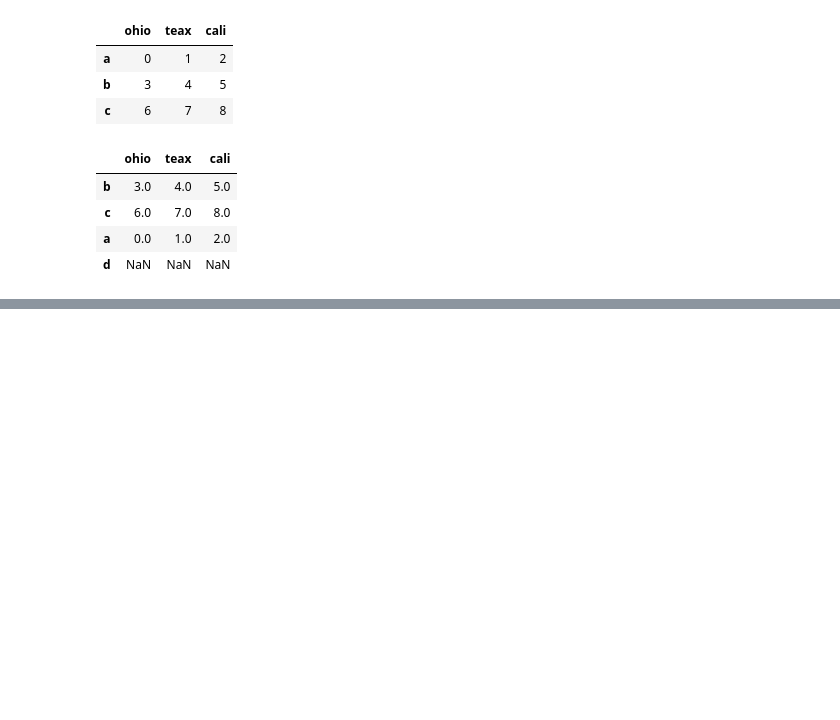
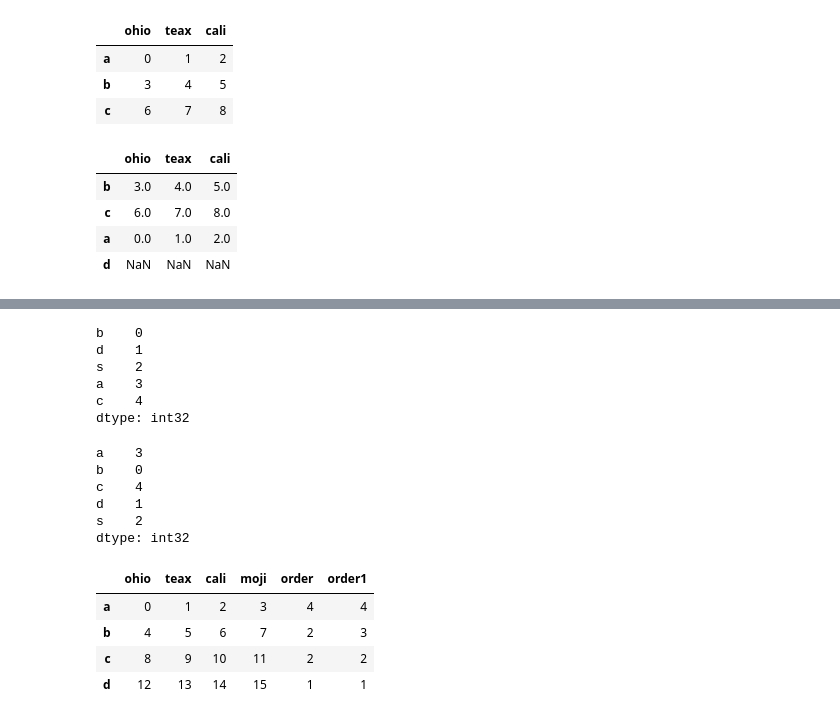
Before and after one commit to JiaLei123/numpyandpandas, a Jupyter notebook: cp03/pandas_base.ipynb, the cells around one changed output, grey strips where cells are left out. Drawn from its saved outputs; the diff is of its cells as text; code cells hidden in the pictures; blank space fills up the shorter version.

```diff
--- a/cp03/pandas_base.ipynb
+++ b/cp03/pandas_base.ipynb
@@ -204,0 +397,30 @@ frame.reindex(['b', 'c','a','d'])
+# %%
+s2 = pd.Series(np.arange(5), index=list("bdsac"))
+s2
+# %% [output]
+b    0
+d    1
+s    2
+a    3
+c    4
+dtype: int32
+# %%
+s2.sort_index()
+# %% [output]
+a    3
+b    0
+c    4
+d    1
+s    2
+dtype: int32
+# %%
+frame = pd.DataFrame(np.arange(16).reshape((4,4)), index=list('abcd'), columns=['ohio', 'teax', 'cali', 'moji'])
+frame["order"] = [4,2,2,1]
+frame["order1"] = [4,3,2,1]
+frame
+# %% [output]
+|  | ohio | teax | cali | moji | order | order1 |
+| a | 0 | 1 | 2 | 3 | 4 | 4 |
+| b | 4 | 5 | 6 | 7 | 2 | 3 |
+| c | 8 | 9 | 10 | 11 | 2 | 2 |
+| d | 12 | 13 | 14 | 15 | 1 | 1 |
```
Also changed, not shown: parts of 51 cells of this notebook, 1 other file.
